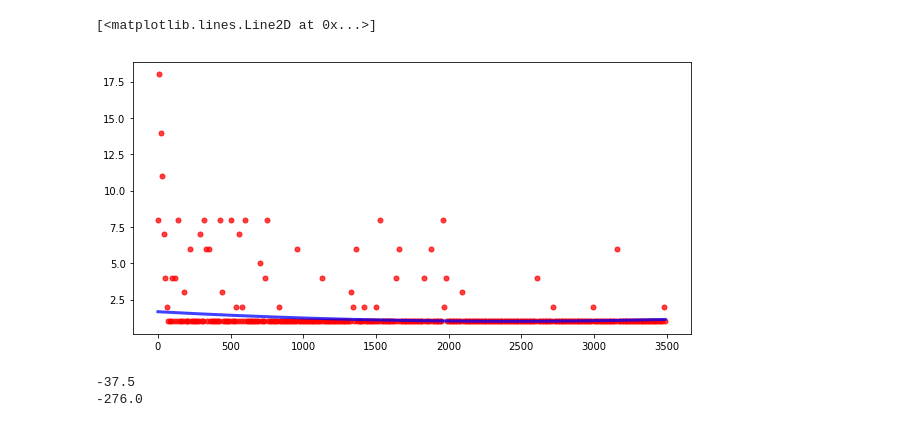
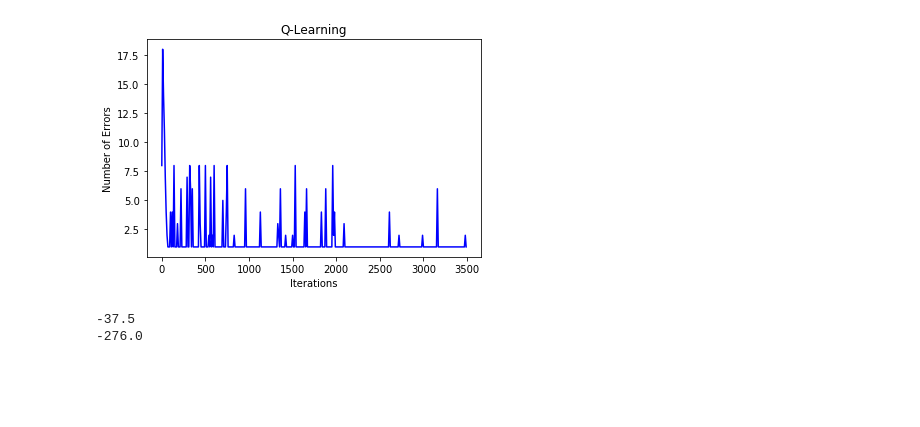
Before and after one commit to joshlopez97/FireEscape, a Jupyter notebook: statistic_map2.ipynb, the cells around one changed output. Drawn from its saved outputs; the diff is of its cells as text; code cells hidden in the pictures; blank space fills up the shorter version.

```diff
--- a/statistic_map2.ipynb
+++ b/statistic_map2.ipynb
@@ -31,27 +31,24 @@ print("max reward: ", rewards[maxindex-1])
 first index to reach max:  27
 max reward:  -37.5
-# %%
-np.random.seed(0)
-%matplotlib inline
-
-DQN_errorlog = np.loadtxt('QLearning_map2_stats.dat') #(X,Y)
-DQN_errorX = []
-DQN_errorY = []
-
-for i in range(len(DQN_errorlog)):
-    DQN_errorX.append(DQN_errorlog[i][0])
-    DQN_errorY.append(DQN_errorlog[i][1])
-
-fig, ax = plt.subplots(1, 1, figsize=(10, 5))
-ax.scatter(DQN_errorX, DQN_errorY, s=100, marker='.', color='red', alpha=0.75, label='Number of Error')
-
-#calc trend line
-z = np.polyfit(DQN_errorX, np.sqrt(DQN_errorY), 2)
-p = np.poly1d(z)
-ax.plot(DQN_errorX, p(DQN_errorX), lw=3, color='blue', alpha=0.75, label='Trend')
-# %% [output]
-[<matplotlib.lines.Line2D at 0x...>]
-[figure, removed]
+# %%
+filename = "QLearning_map2_stats.dat"
+df = pd.read_csv(filename, sep='\s+', header=None, skiprows=0)
+
+# Grab left-most column
+ys = list(df.to_dict()[1].values())
+
+# Create x-values 0-N for iteration count
+# Plot values
+plt.plot(df[0], ys, 'b')
+plt.xlabel('Iterations')
+plt.ylabel('Number of Errors')
+plt.title('Q-Learning')
+
+# Plot is saved as PNG with same name as DAT file
+plt.savefig(re.sub(r'\.dat$', '.png', filename))
+plt.show()
+# %% [output]
+[figure, added]
 # %%
 rewards = []
 repeats = [i+1 for i in range(1000)]
```
Also changed, not shown: parts of 5 cells of this notebook.
